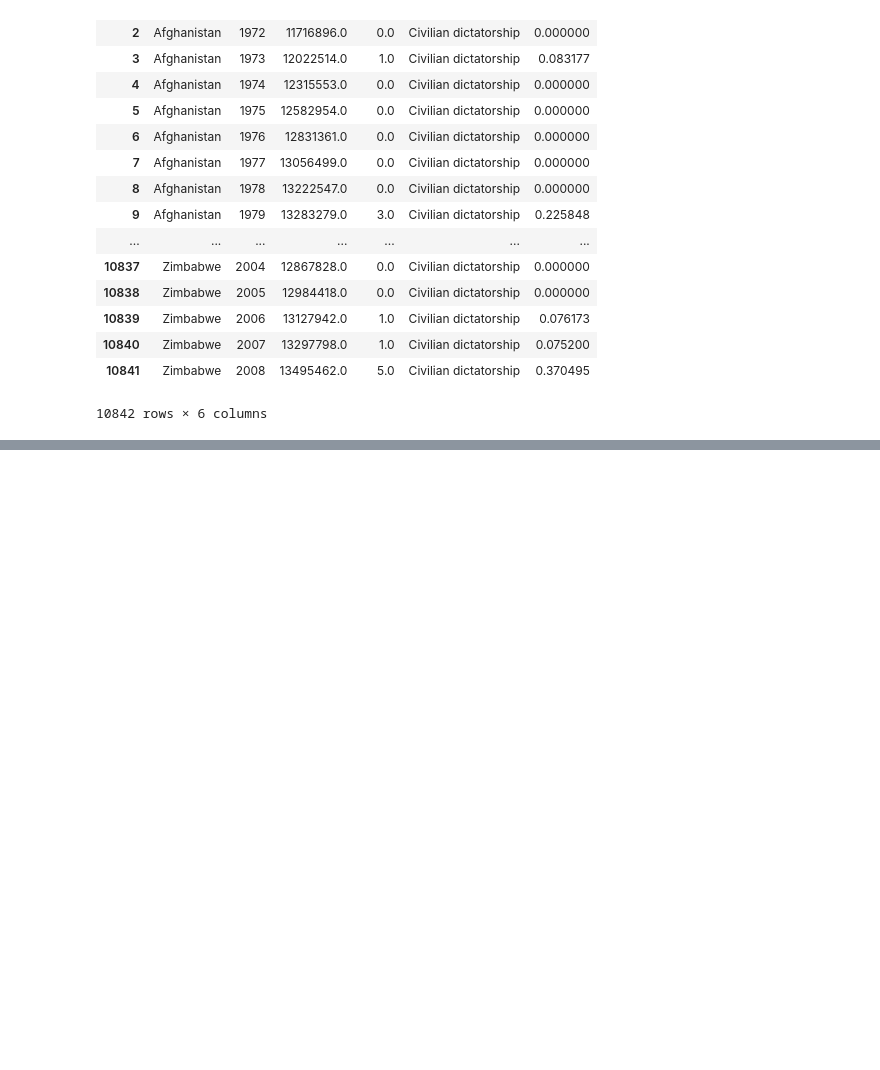
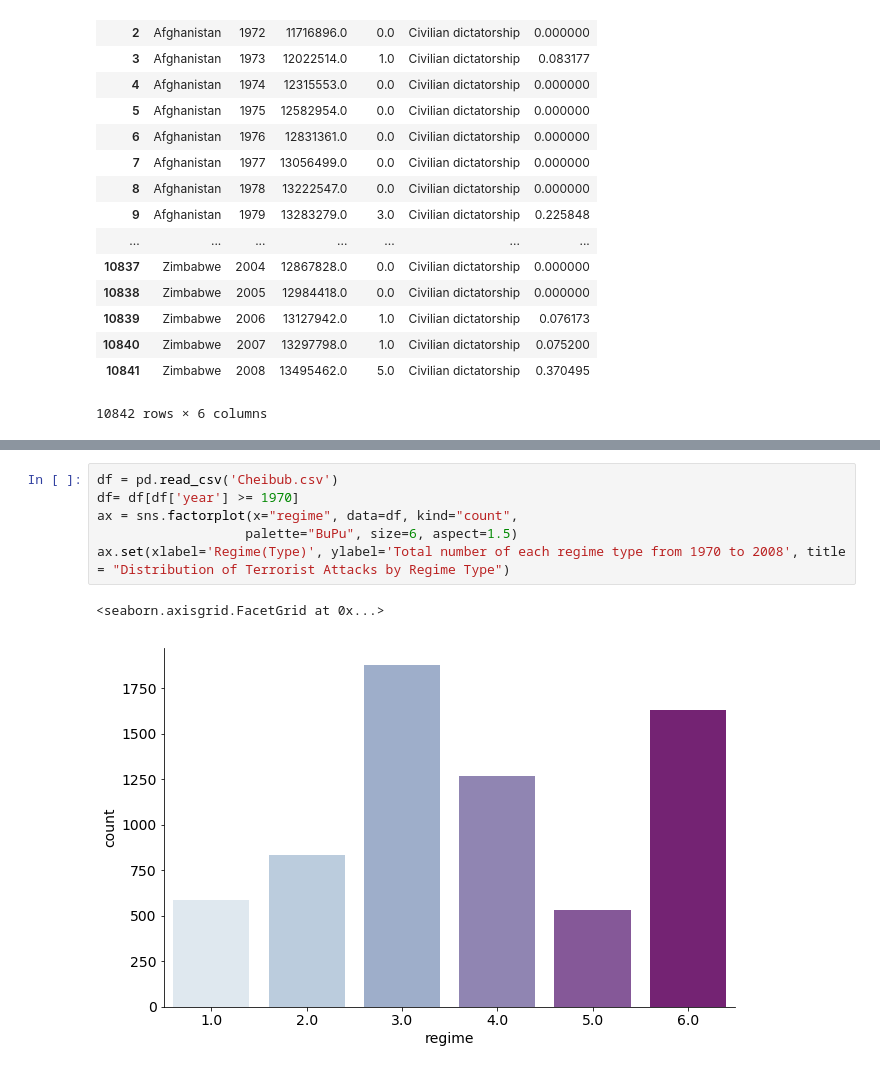
Before and after one commit to erikemueller/final-project-Mueller-Chandra, a Jupyter notebook: Untitled.ipynb, the cells around one changed output, grey strips where cells are left out. Cells and saved outputs as stored; diff of their text form; blank space fills up the shorter version.

```diff
--- a/Untitled.ipynb
+++ b/Untitled.ipynb
@@ -624,0 +574,9 @@ yall
+# %%
+df = pd.read_csv('Cheibub.csv')
+df= df[df['year'] >= 1970]
+ax = sns.factorplot(x="regime", data=df, kind="count",
+                   palette="BuPu", size=6, aspect=1.5)
+ax.set(xlabel='Regime(Type)', ylabel='Total number of each regime type from 1970 to 2008', title = "Distribution of Terrorist Attacks by Regime Type")
+# %% [output]
+<seaborn.axisgrid.FacetGrid at 0x...>
+[figure, added]
```
Also changed, not shown: parts of 5 cells of this notebook, 8 other files.
